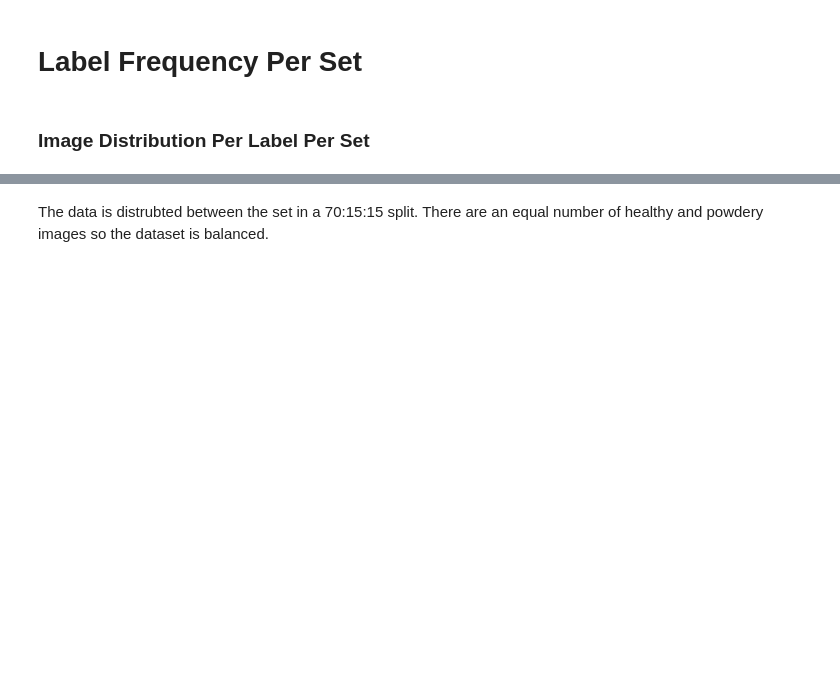
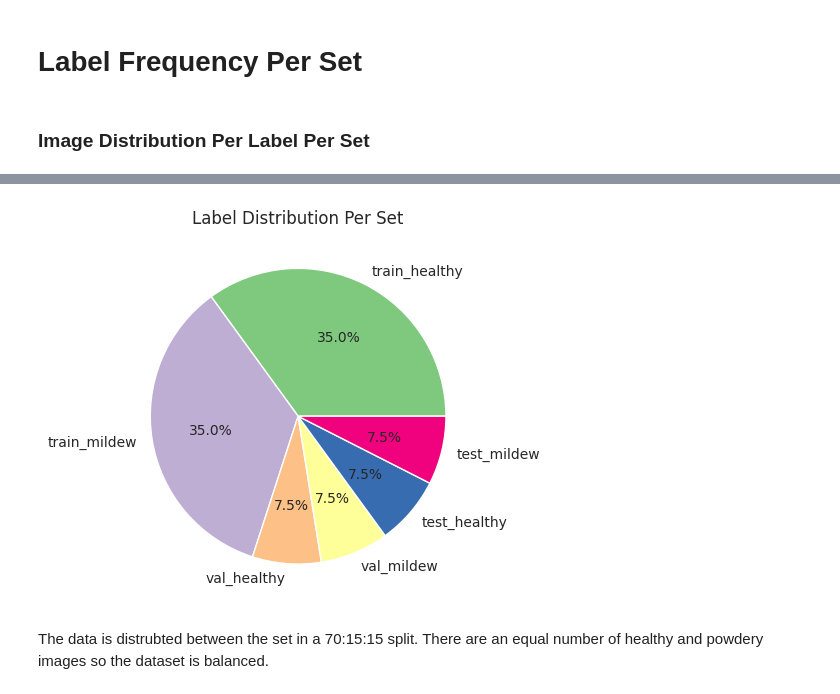
Before and after one commit to Hasmelash95/cherry-leaves-mildew, a Jupyter notebook: jupyter_notebooks/03 - Modelling and Evaluation.ipynb, the cells around one changed output, grey strips where cells are left out. Drawn from its saved outputs; the diff is of its cells as text; code cells hidden in the pictures; blank space fills up the shorter version.

Commit message:
Add a pie char for label distribution with labels

```diff
--- a/jupyter_notebooks/03 - Modelling and Evaluation.ipynb
+++ b/jupyter_notebooks/03 - Modelling and Evaluation.ipynb
@@ -96,3 +110,22 @@ else:
+# %%
+colors = sns.color_palette("Accent")
+
+df_label_set_frequency = []
+for set in [train_dir, val_dir, test_dir]:
+    for label in labels:
+        count = int(len(os.listdir(set + "/" + label)))
+        df_label_set_frequency.append(count)
+
+set_label = ["train_healthy", "train_mildew", "val_healthy", "val_mildew", "test_healthy", "test_mildew"]
+
+plt.pie(df_label_set_frequency, labels=set_label, colors=colors, autopct="%1.1f%%")
+plt.title("Label Distribution Per Set")
+if "label_distribution_pie_plot.png" not in file_path:
+    plt.savefig(f"{file_path}/label_distribution_pie_plot.png")
+else:
+    plt.show()
+# %% [output]
+[figure, added]
 # %% [markdown]
 The data is distrubted between the set in a 70:15:15 split. There are an equal number of healthy and powdery images so the dataset is balanced.
 # %% [markdown]
```
Also changed, not shown: parts of 7 cells of this notebook, 1 other file.
